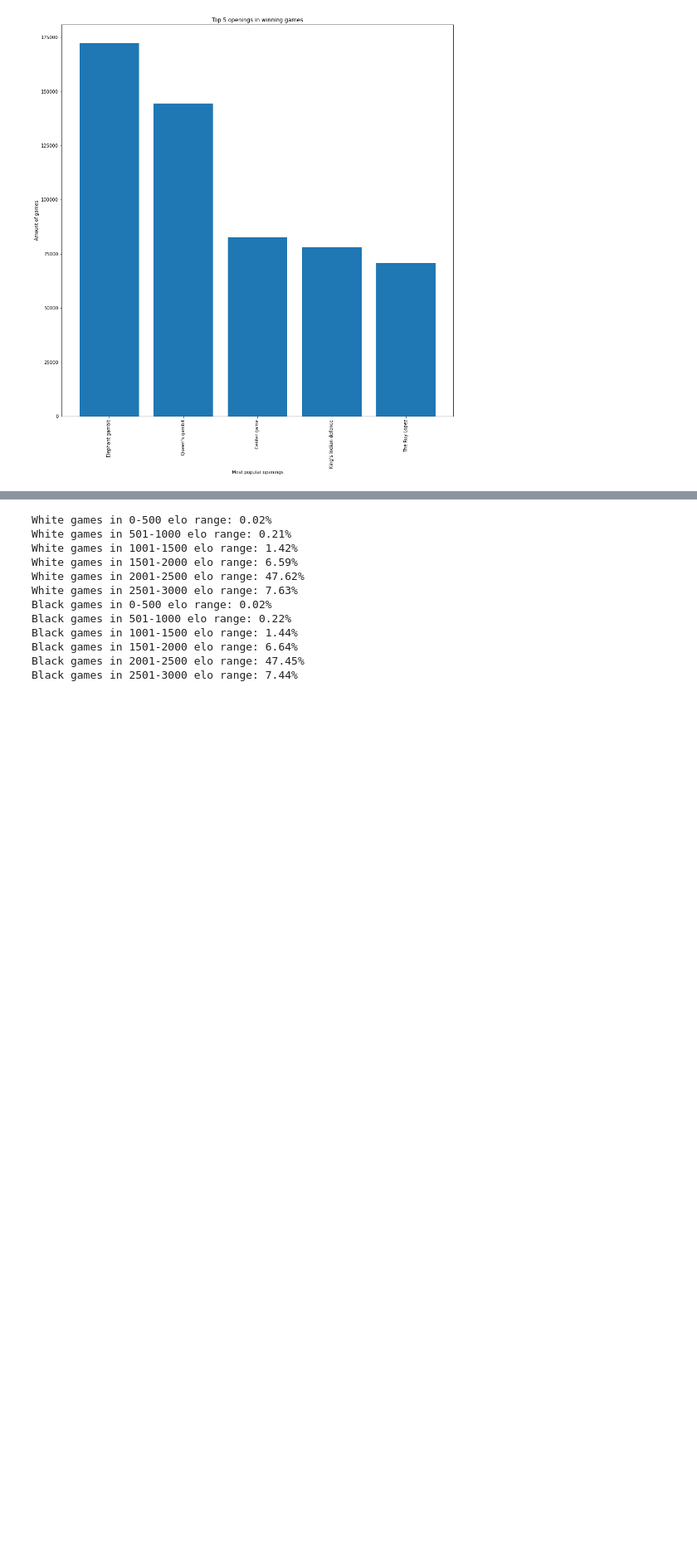
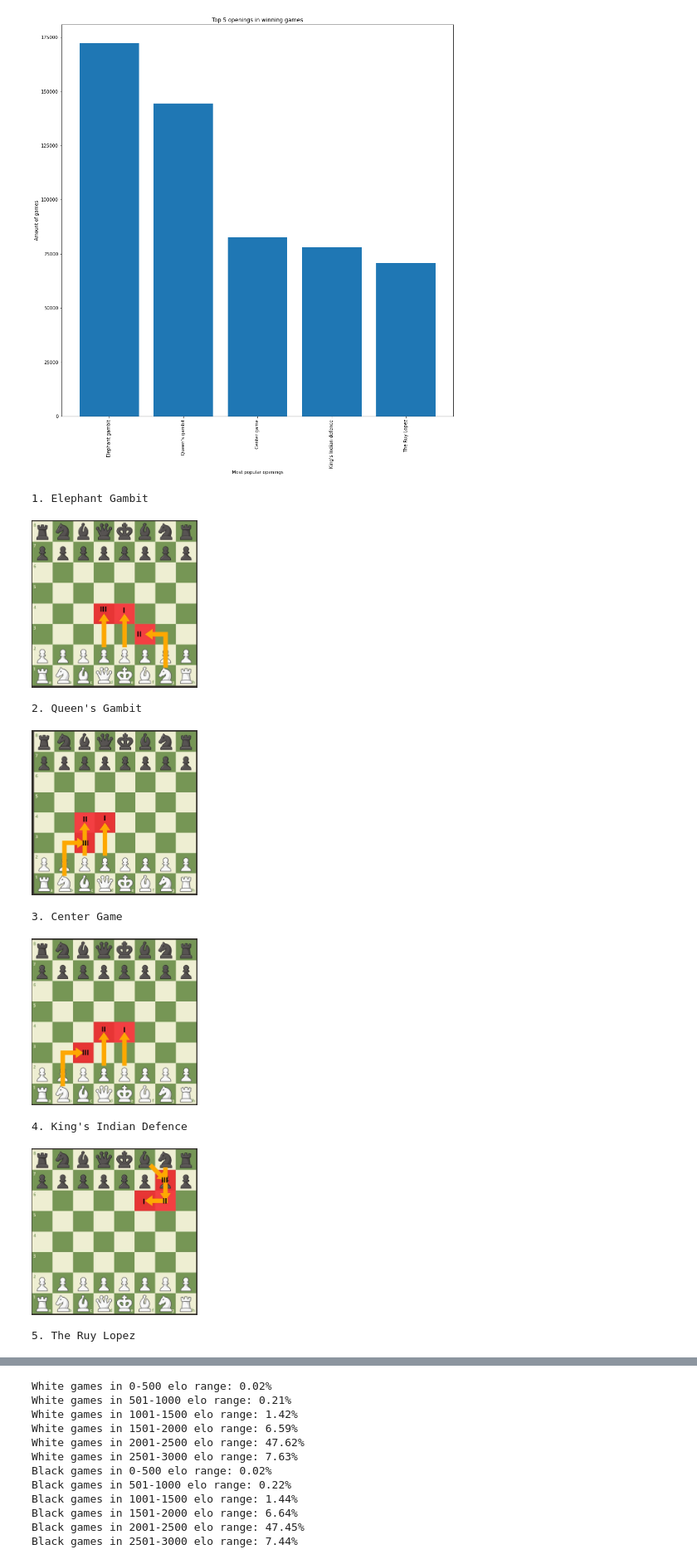
Before and after one commit to josssuu/Chesstelmen, a Jupyter notebook: Data Cleaning.ipynb, the cells around one changed output, grey strips where cells are left out. Shown at 83% size. Saved outputs shown, nothing was run; the diff lists cells and outputs as text; code cells hidden in the pictures; blank space fills up the shorter version.

```diff
--- a/Data Cleaning.ipynb
+++ b/Data Cleaning.ipynb
@@ -216,3 +218,32 @@ plt.title('Top 5 openings in winning games')
 plt.show()
 # %% [output]
 [figure]
+# %%
+#Visualization of the openings (made with chess.com)
+
+elephant = Image("images/Elephant_gambit.jpg", width=200)
+queen = Image("images/Queens_gambit.jpg", width=200)
+center = Image("images/Center_game.jpg", width=200)
+indian = Image("images/Kings_Indian_Defence.jpg", width=200)
+lopez = Image("images/The_Ruy_Lopez.jpg", width=200)
+
+print("1. Elephant Gambit")
+display(elephant)
+print("2. Queen's Gambit")
+display(queen)
+print("3. Center Game")
+display(center)
+print("4. King's Indian Defence")
+display(indian)
+print("5. The Ruy Lopez")
+display(lopez)
+# %% [output]
+1. Elephant Gambit
+[figure, added]
+2. Queen's Gambit
+[figure, added]
+3. Center Game
+[figure, added]
+4. King's Indian Defence
+[figure, added]
+5. The Ruy Lopez
```
Also changed, not shown: parts of 3 cells of this notebook, 5 other files.
